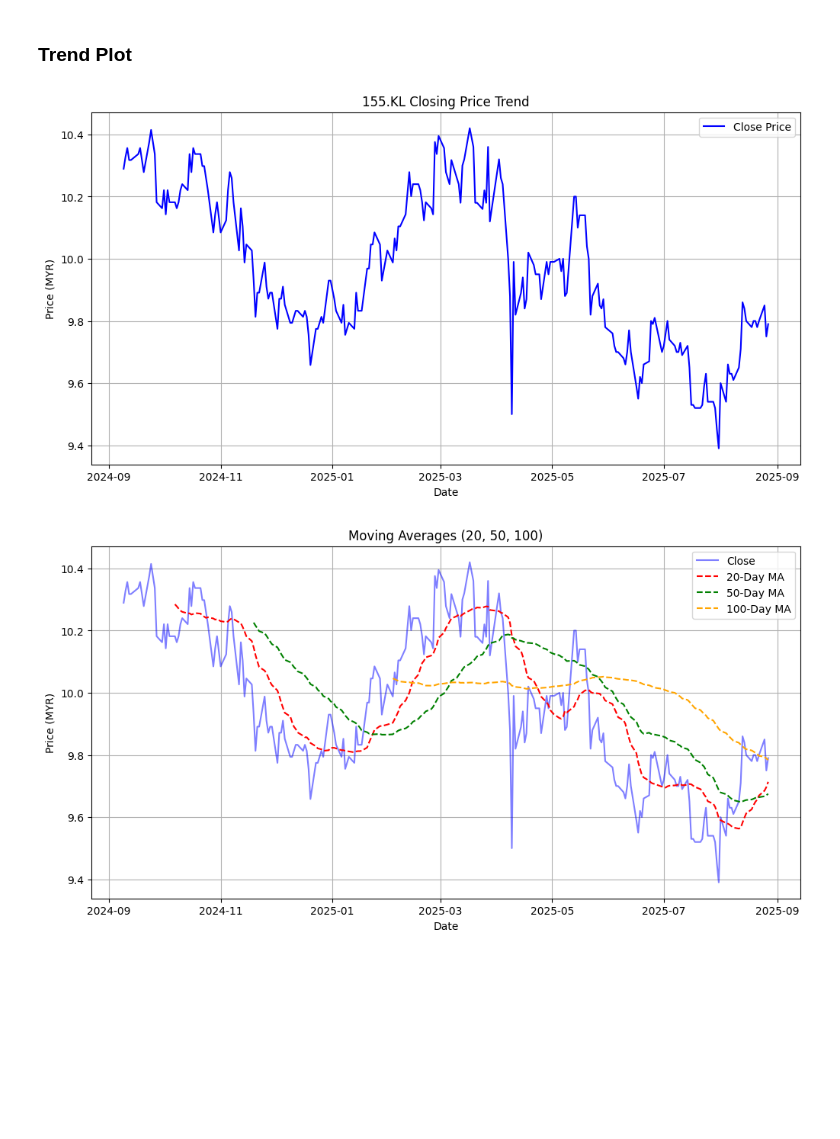
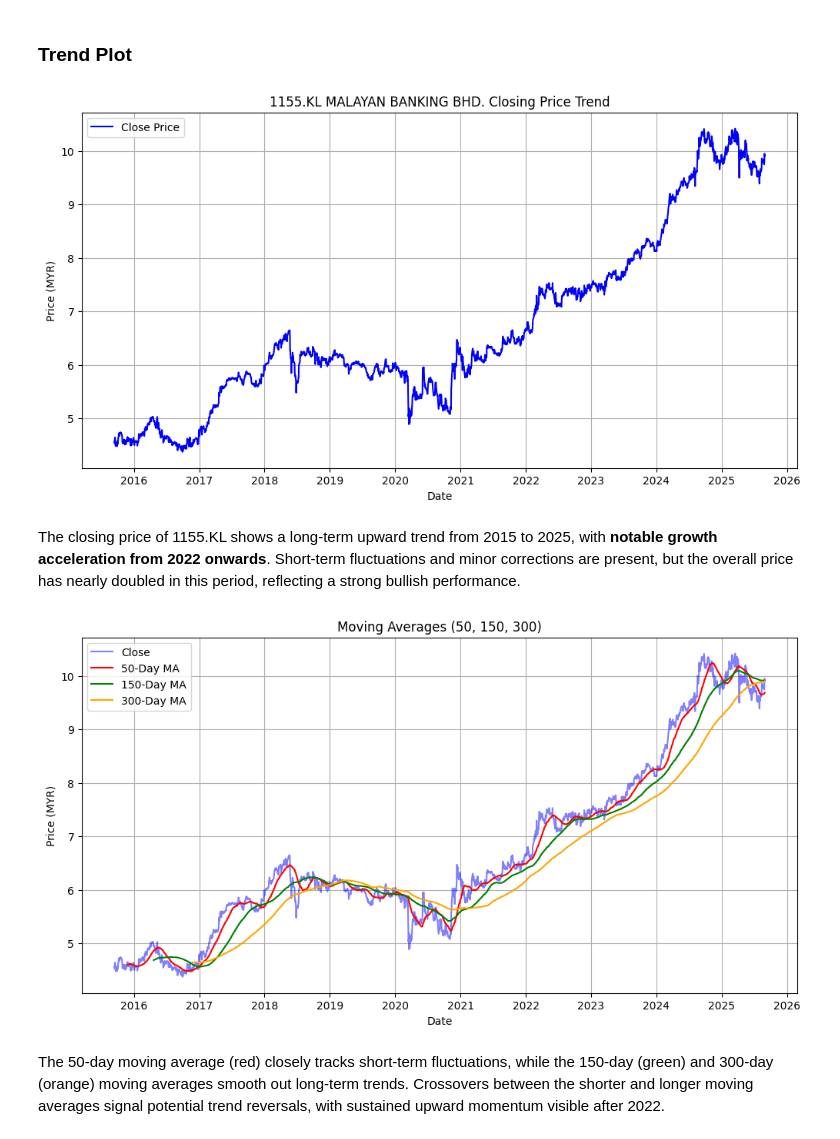
Before and after one commit to weiiilunnnn/financial-sentiment-predictor, a Jupyter notebook: notebooks/eda.ipynb, the cells around one changed output. Drawn from its saved outputs; the diff is of its cells as text; code cells hidden in the pictures; blank space fills up the shorter version.

```diff
--- a/notebooks/eda.ipynb
+++ b/notebooks/eda.ipynb
@@ -64,34 +98,38 @@ max      0.051579   10.356364   10.344728    0.034688    1.000000
 
 plt.figure(figsize=(12,6))
 plt.plot(df['Close'], label='Close Price', color='blue')
-plt.title('155.KL Closing Price Trend')
+plt.title('1155.KL MALAYAN BANKING BHD. Closing Price Trend')
 plt.xlabel('Date')
 plt.ylabel('Price (MYR)')
 plt.legend()
 plt.grid()
 plt.show()
 # %% [output]
-[figure, old version]
+[figure, new version]
+# %% [markdown]
+The closing price of 1155.KL shows a long-term upward trend from 2015 to 2025, with **notable growth acceleration from 2022 onwards**. Short-term fluctuations and minor corrections are present, but the overall price has nearly doubled in this period, reflecting a strong bullish performance.
 # %%
 # Moving Average
 
-df['MA20'] = df['Close'].rolling(window=20).mean()
 df['MA50'] = df['Close'].rolling(window=50).mean()
-df['MA100'] = df['Close'].rolling(window=100).mean()
+df['MA150'] = df['Close'].rolling(window=150).mean()
+df['MA300'] = df['Close'].rolling(window=300).mean()
 
 plt.figure(figsize=(12,6))
 plt.plot(df['Close'], label='Close', color='blue', alpha=0.5)
-plt.plot(df['MA20'], label='20-Day MA', color='red', linestyle='--')
-plt.plot(df['MA50'], label='50-Day MA', color='green', linestyle='--')
-plt.plot(df['MA100'], label='100-Day MA', color='orange', linestyle='--')
-plt.title('Moving Averages (20, 50, 100)')
+plt.plot(df['MA50'], label='50-Day MA', color='red', linestyle='-')
+plt.plot(df['MA150'], label='150-Day MA', color='green', linestyle='-')
+plt.plot(df['MA300'], label='300-Day MA', color='orange', linestyle='-')
+plt.title('Moving Averages (50, 150, 300)')
 plt.xlabel('Date')
 plt.ylabel('Price (MYR)')
 plt.legend()
 plt.grid()
 plt.show()
 # %% [output]
-[figure, old version]
+[figure, new version]
+# %% [markdown]
+The 50-day moving average (red) closely tracks short-term fluctuations, while the 150-day (green) and 300-day (orange) moving averages smooth out long-term trends. Crossovers between the shorter and longer moving averages signal potential trend reversals, with sustained upward momentum visible after 2022.
 # %%
 # Daily Returns
 
```
Also changed, not shown: parts of 15 cells of this notebook, 9 other files.
